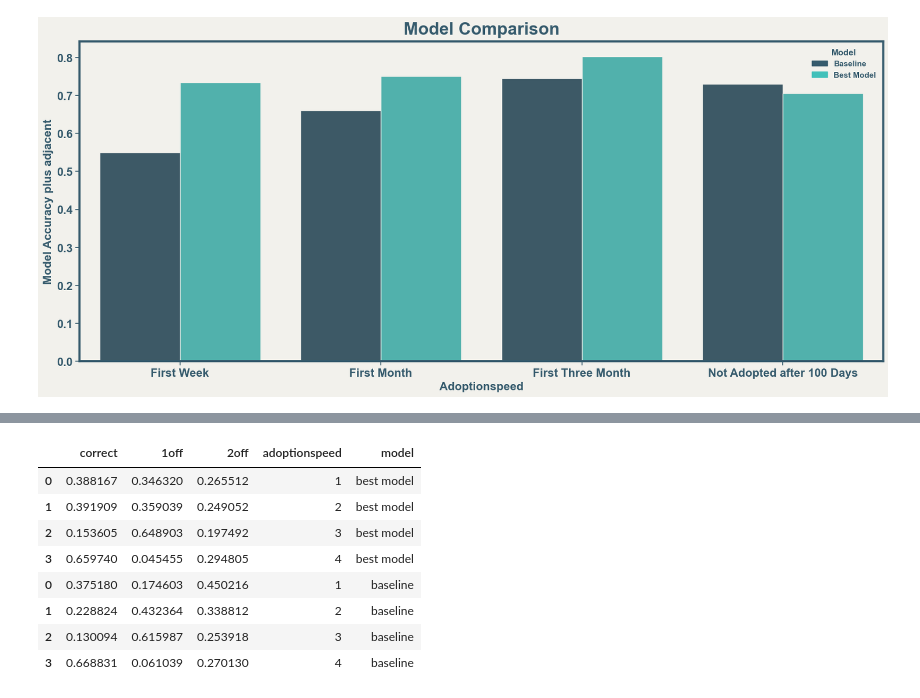
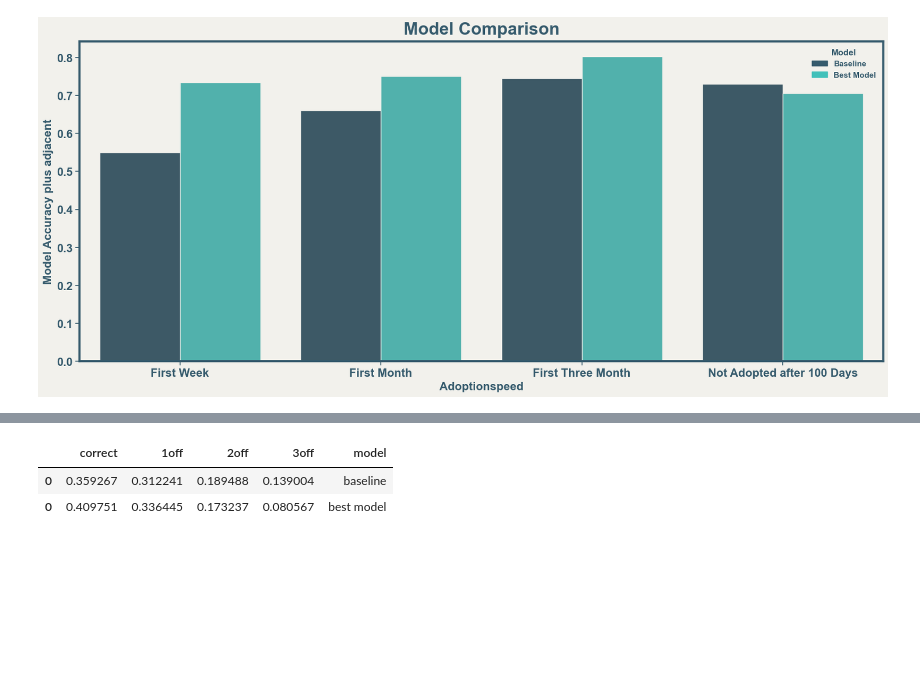
Before and after one commit to LanaCasselmann/ds_capstone_pet_adoptability, a Jupyter notebook: notebooks/model_vis.ipynb, the cells around one changed output, grey strips where cells are left out. Cells and saved outputs as stored; diff of their text form; code cells hidden in the pictures; blank space fills up the shorter version.

Commit message:
kappa plot

```diff
--- a/notebooks/model_vis.ipynb
+++ b/notebooks/model_vis.ipynb
@@ -448,4 +467,11 @@ perc_bl_1off
+# %%
+perc_bl_2off = 0
+for i in range(4):
+    for j in range(max(0,i-2),min(3,i+2)+1):
+        perc_bl_2off += cm_bl_norm_all[i][j]
+perc_bl_2off = perc_bl_2off - perc_bl_1off - perc_bl_correct
 # %%
-perc_bl_2off = [1]*4 - perc_bl - perc_bl_1off
-perc_bl_2off
+# perc_bl_2off = [1]*4 - perc_bl - perc_bl_1off
+perc_bl_3off = 1 - perc_bl_correct - perc_bl_1off - perc_bl_2off
+perc_bl_3off
 # %% [output]
@@ -453,6 +479,6 @@ array([0.45021645, 0.33881163, 0.2539185 , 0.27012987])
 # %%
-df_off_bl = pd.DataFrame(columns=['correct', '1off', '2off'], data=np.transpose([perc_bl, perc_bl_1off, perc_bl_2off]))
-df_off_bl['adoptionspeed']= [1,2,3,4]
+df_off_bl = pd.DataFrame(columns=['correct', '1off', '2off', '3off'], data=[[perc_bl_correct, perc_bl_1off, perc_bl_2off, perc_bl_3off]])#np.transpose([perc_bl, perc_bl_1off, perc_bl_2off]))
+#df_off_bl['adoptionspeed']= [1,2,3,4]
 df_off_bl['model'] = 'baseline'
 df_off_bl
 # %% [output]
@@ -464,14 +487,21 @@ df_off_bl
 # %%
-perc_1off =  [0]*4
+perc_correct = cm_norm_all.diagonal().sum()
+
+perc_1off =  0
 for i in range(4):
     for j in range(max(0,i-1),min(3,i+1)+1):
-        perc_1off[i] += cm_norm[i][j]
-    perc_1off[i] -= cm_norm[i][i]
-perc_1off
-perc_2off = [1]*4 - perc - perc_1off
-perc_2off
-df_off = pd.DataFrame(columns=['correct', '1off', '2off'], data=np.transpose([perc, perc_1off, perc_2off]))
-df_off['adoptionspeed']= [1,2,3,4]
+        perc_1off += cm_norm_all[i][j]
+    perc_1off -= cm_norm_all[i][i]
+
+perc_2off = 0
+for i in range(4):
+    for j in range(max(0,i-2),min(3,i+2)+1):
+        perc_2off += cm_norm_all[i][j]
+perc_2off = perc_2off - perc_1off - perc_correct
+
+perc_3off = 1 - perc_correct - perc_1off - perc_2off
+
+df_off = pd.DataFrame(columns=['correct', '1off', '2off', '3off'], data=[[perc_correct, perc_1off, perc_2off, perc_3off]])
 df_off['model'] = 'best model'
 df_off
 # %% [output]
@@ -524,13 +541,7 @@ _2off = [1]*4 - cm.diagonal() - _1off
 # %%
-df_kappa_all = pd.concat([df_off, df_off_bl])
+df_kappa_all = pd.concat([df_off_bl, df_off])
 df_kappa_all
 # %% [output]
-|  | correct | 1off | 2off | adoptionspeed | model |
-| 0 | 0.388167 | 0.346320 | 0.265512 | 1 | best model |
-| 1 | 0.391909 | 0.359039 | 0.249052 | 2 | best model |
-| 2 | 0.153605 | 0.648903 | 0.197492 | 3 | best model |
-| 3 | 0.659740 | 0.045455 | 0.294805 | 4 | best model |
-| 0 | 0.375180 | 0.174603 | 0.450216 | 1 | baseline |
-| 1 | 0.228824 | 0.432364 | 0.338812 | 2 | baseline |
-| 2 | 0.130094 | 0.615987 | 0.253918 | 3 | baseline |
-| 3 | 0.668831 | 0.061039 | 0.270130 | 4 | baseline |
+|  | correct | 1off | 2off | 3off | model |
+| 0 | 0.359267 | 0.312241 | 0.189488 | 0.139004 | baseline |
+| 0 | 0.409751 | 0.336445 | 0.173237 | 0.080567 | best model |
```
Also changed, not shown: parts of 14 cells of this notebook.
